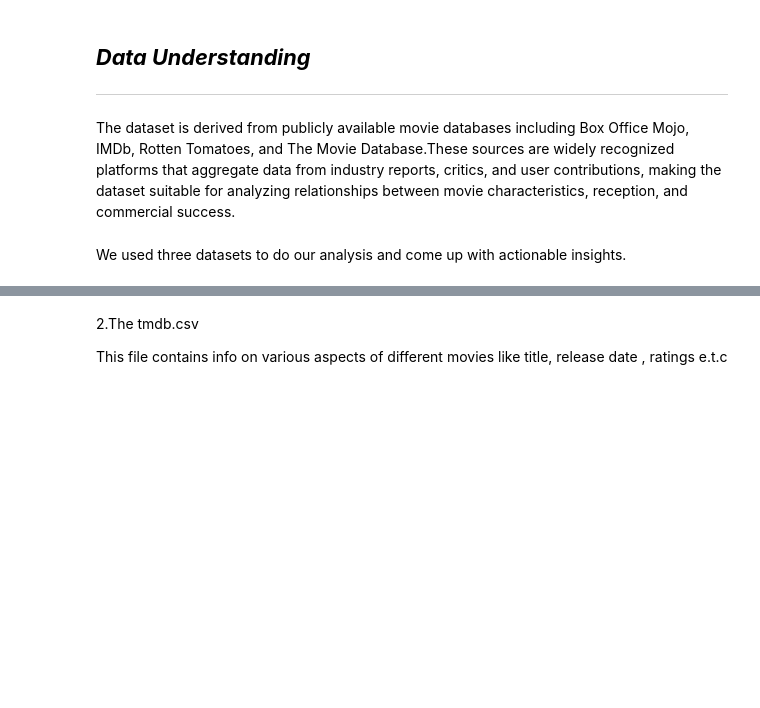
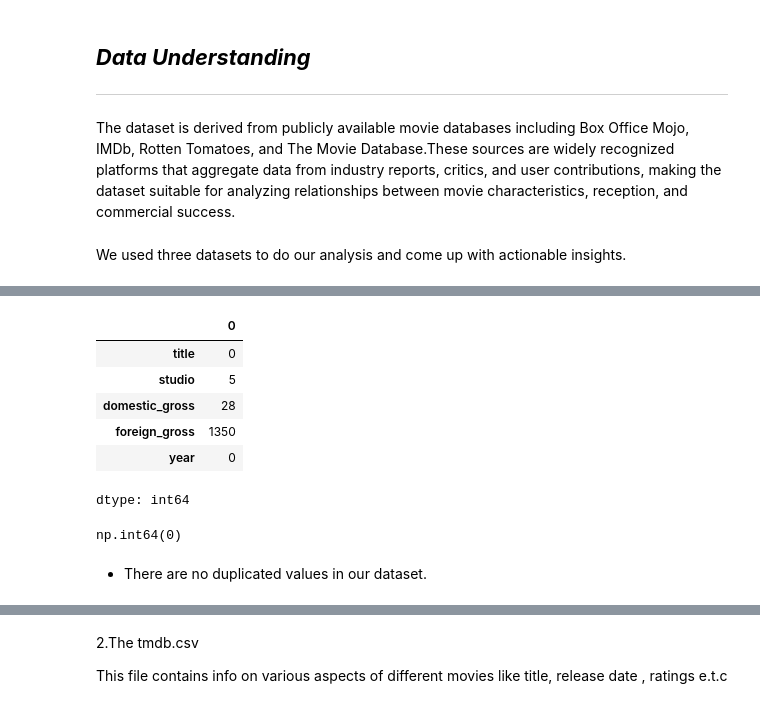
Before and after one commit to Alanmuchiri/Group7---Phase-2, a Jupyter notebook: Films_Perfomance.ipynb, the cells around one changed output, grey strips where cells are left out. Drawn from its saved outputs; the diff is of its cells as text; code cells hidden in the pictures; blank space fills up the shorter version.

```diff
--- a/Films_Perfomance.ipynb
+++ b/Films_Perfomance.ipynb
@@ -40,0 +112,11 @@ This is a csv file that contains movies, studio, gross domestically and foreign
+# %%
+# Check for missing values.
+df.isnull().sum()
+# %% [output]
+|  | 0 |
+| title | 0 |
+| studio | 5 |
+| domestic_gross | 28 |
+| foreign_gross | 1350 |
+| year | 0 |
+dtype: int64
@@ -40,0 +133,9 @@ This is a csv file that contains movies, studio, gross domestically and foreign
+# %%
+# Do we have any duplicated values?
+df.duplicated().sum()
+# %% [output]
+np.int64(0)
+# %% [markdown]
+
+
+*   There are no duplicated values in our dataset.
```
Also changed, not shown: parts of 14 cells of this notebook.
